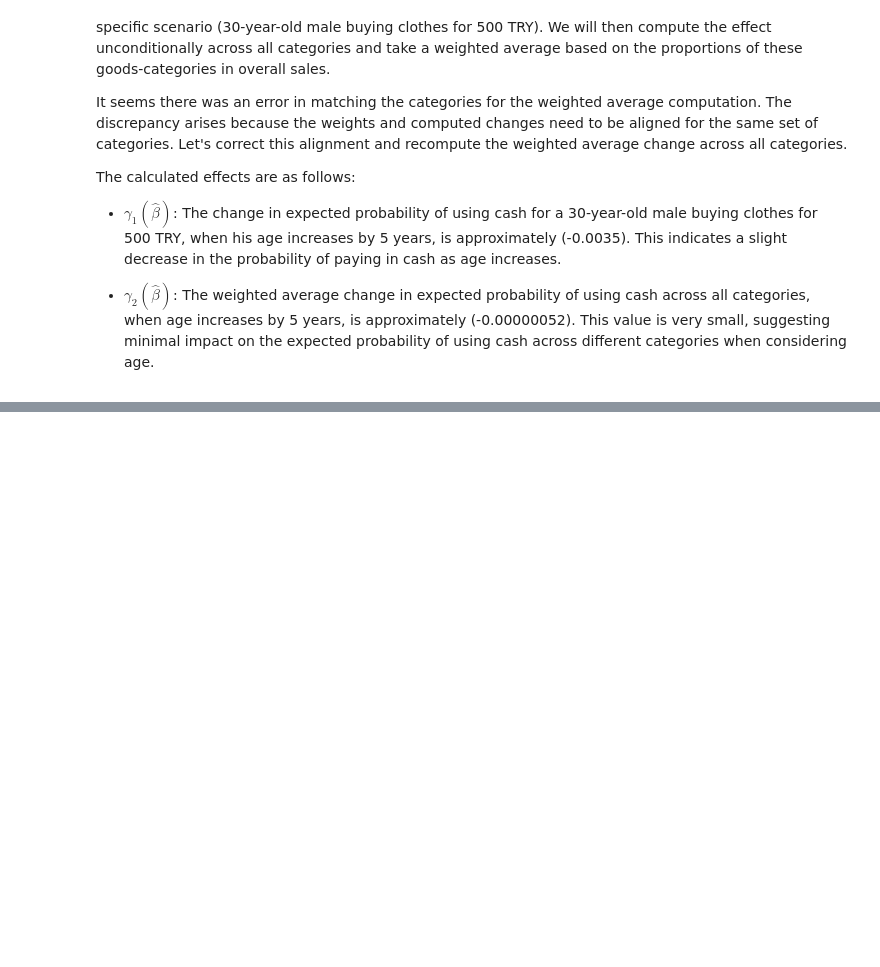
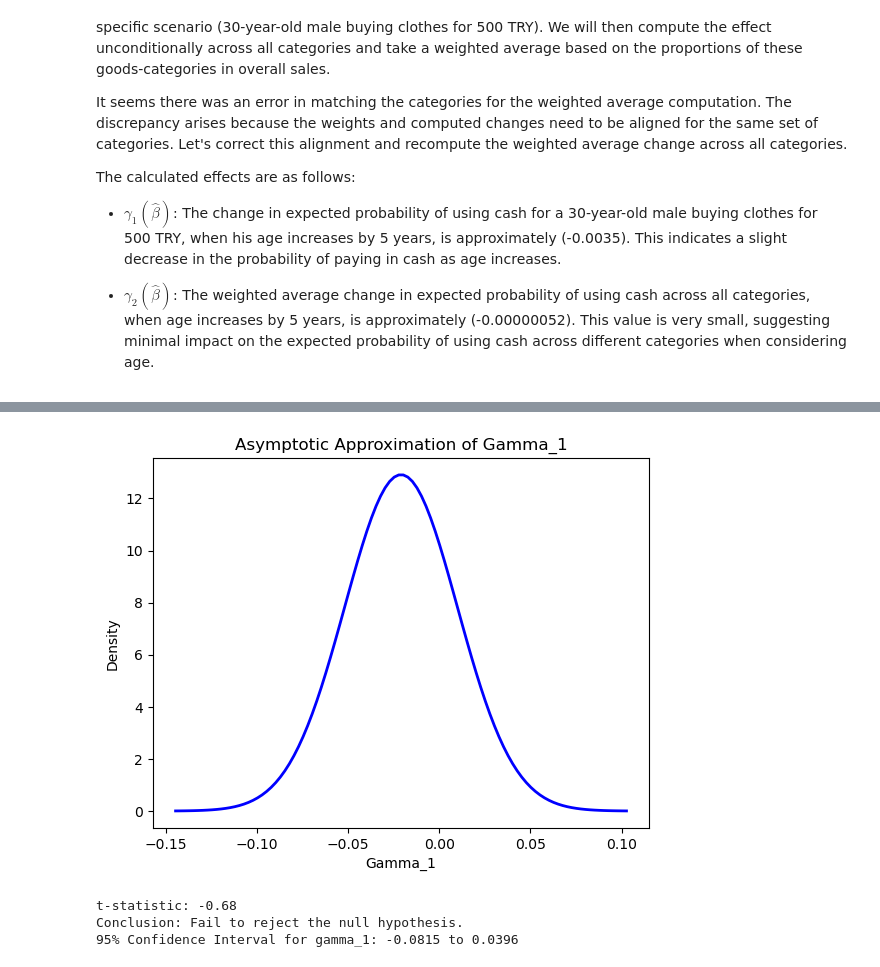
Before and after one commit to Manjusaka666/IHEID, a Jupyter notebook: Econometrics I/Problem Sets/Econometrics_PS6/PS6.ipynb, the cells around one changed output, grey strips where cells are left out. Drawn from its saved outputs; the diff is of its cells as text; code cells hidden in the pictures; blank space fills up the shorter version.

```diff
--- a/Econometrics I/Problem Sets/Econometrics_PS6/PS6.ipynb
+++ b/Econometrics I/Problem Sets/Econometrics_PS6/PS6.ipynb
@@ -285,0 +404,40 @@ The calculated effects are as follows:
+# %%
+# (i) Compute gradient
+phi_age_60 = stats.norm.pdf(np.dot(x_age_60, beta_hat))
+phi_age_30 = stats.norm.pdf(np.dot(x_age_30, beta_hat))
+grad_g = phi_age_60 * x_age_60 - phi_age_30 * x_age_30
+
+var_gamma_1 = np.dot(grad_g.T, np.dot(V_hat, grad_g)) / len(dat_1000)
+gamma_1_sd = np.sqrt(var_gamma_1)
+
+gamma_1_values = np.linspace(gamma_1 - 4 * gamma_1_sd, gamma_1 + 4 * gamma_1_sd, 100)
+gamma_1_density = stats.norm.pdf(gamma_1_values, loc=gamma_1, scale=gamma_1_sd)
+
+plt.plot(gamma_1_values, gamma_1_density, color='blue', lw=2)
+plt.title("Asymptotic Approximation of Gamma_1")
+plt.xlabel("Gamma_1")
+plt.ylabel("Density")
+plt.show()
+# %% [output]
+[figure, added]
+# %%
+# (j) Hypothesis test
+t_statistic = gamma_1 / gamma_1_sd
+critical_value = stats.norm.ppf(0.975)
+
+if abs(t_statistic) > critical_value:
+    conclusion = "Reject the null hypothesis."
+else:
+    conclusion = "Fail to reject the null hypothesis."
+
+print(f"t-statistic: {round(t_statistic, 2)}")
+print(f"Conclusion: {conclusion}")
+
+lower_bound = gamma_1 - critical_value * gamma_1_sd
+upper_bound = gamma_1 + critical_value * gamma_1_sd
+
+print(f"95% Confidence Interval for gamma_1: {round(lower_bound, 4)} to {round(upper_bound, 4)}")
+# %% [output]
+t-statistic: -0.68
+Conclusion: Fail to reject the null hypothesis.
+95% Confidence Interval for gamma_1: -0.0815 to 0.0396
```
Also changed, not shown: parts of 13 cells of this notebook, 2 other files.
